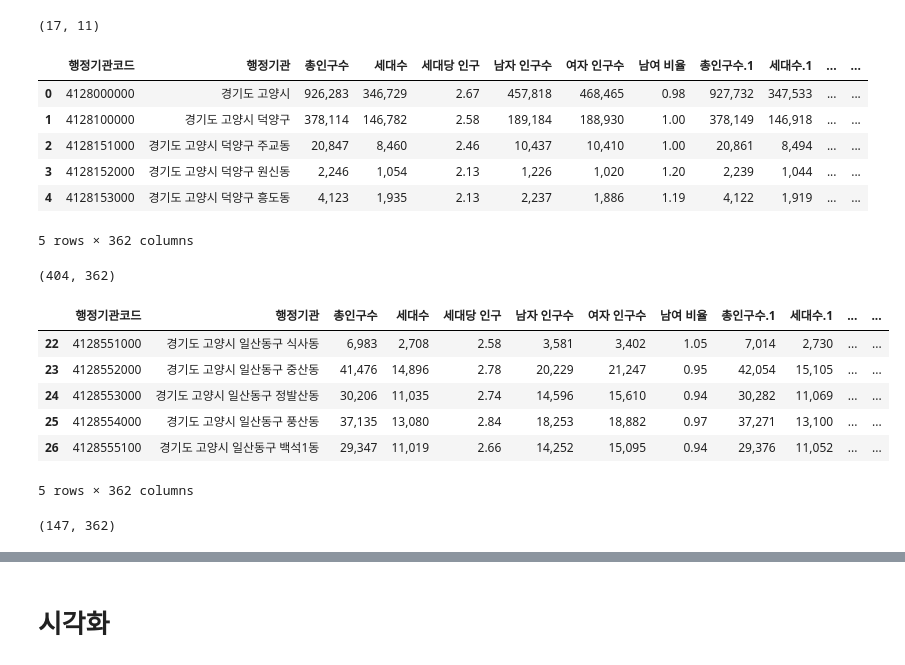
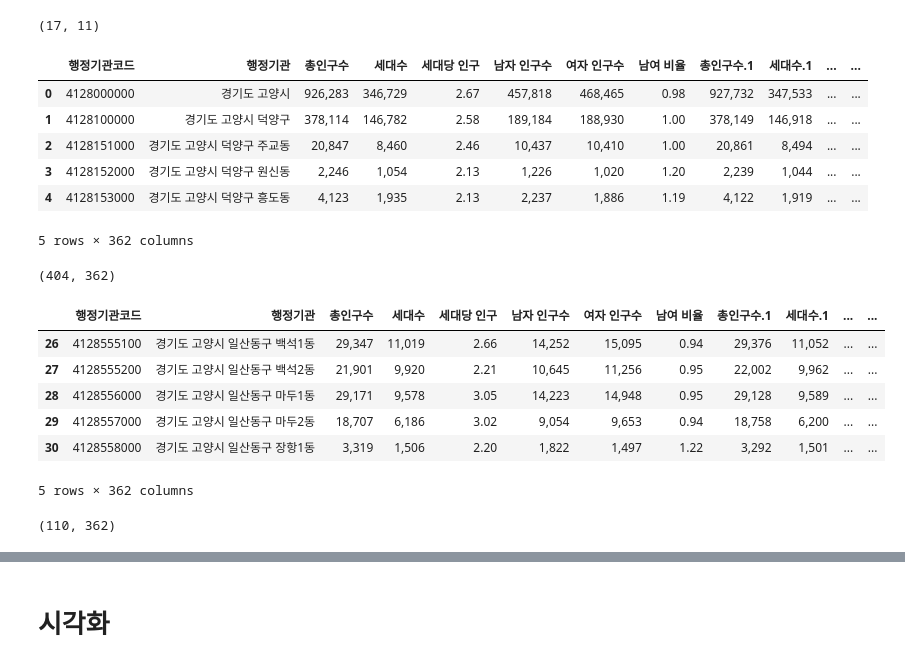
Before and after one commit to SnapishAgent/Ilsan-Investment-Insight, a Jupyter notebook: 일자리/고용실업률/employ_data.ipynb, the cells around one changed output, grey strips where cells are left out. Drawn from its saved outputs; the diff is of its cells as text; code cells hidden in the pictures.

```diff
--- a/일자리/고용실업률/employ_data.ipynb
+++ b/일자리/고용실업률/employ_data.ipynb
@@ -150,8 +150,8 @@ target_areas = [
     '경기도 성남시 분당구 정자1동',
     '경기도 성남시 분당구 정자2동',
     '경기도 성남시 분당구 정자3동',
-    '경기도 성남시 분당구 금곡1동',
-    '경기도 성남시 분당구 금곡2동',
+    # '경기도 성남시 분당구 금곡1동',
+    # '경기도 성남시 분당구 금곡2동',
     '경기도 성남시 분당구 구미1동',
     '경기도 성남시 분당구 구미2동',
     '경기도 고양시 일산동구 식사1동',
@@ -168,40 +168,40 @@ target_areas = [
     '경기도 고양시 일산동구 마두2동',
     '경기도 고양시 일산동구 장항1동',
     '경기도 고양시 일산동구 장항2동',
     '경기도 고양시 일산서구 일산1동',
     '경기도 고양시 일산서구 일산2동',
     '경기도 고양시 일산서구 일산3동',
     '경기도 고양시 일산서구 주엽1동',
     '경기도 고양시 일산서구 주엽2동',
     '경기도 고양시 일산서구 대화1동',
     '경기도 고양시 일산서구 대화2동',
     '경기도 고양시 일산서구 탄현1동',
     '경기도 고양시 일산서구 탄현2동'
 ]
 
 # 행정기관 컬럼에서 경기도 고양시, 경기도 성남시만 필터링
 merged_population_df['행정기관'] = merged_population_df['행정기관'].str.strip()
 filtered_population_df = merged_population_df[merged_population_df['행정기관'].isin(target_areas)]
 
 display(filtered_population_df.head())
 display(filtered_population_df.shape)
 # %% [output]
 |  | 행정기관코드 | 행정기관 | 총인구수 | 세대수 | 세대당 인구 | 남자 인구수 | 여자 인구수 | 남여 비율 | 총인구수.1 | 세대수.1 | ... | ... |
 | 0 | 4128000000 | 경기도 고양시 | 926,283 | 346,729 | 2.67 | 457,818 | 468,465 | 0.98 | 927,732 | 347,533 | ... | ... |
 | 1 | 4128100000 | 경기도 고양시 덕양구 | 378,114 | 146,782 | 2.58 | 189,184 | 188,930 | 1.00 | 378,149 | 146,918 | ... | ... |
 | 2 | 4128151000 | 경기도 고양시 덕양구 주교동 | 20,847 | 8,460 | 2.46 | 10,437 | 10,410 | 1.00 | 20,861 | 8,494 | ... | ... |
 | 3 | 4128152000 | 경기도 고양시 덕양구 원신동 | 2,246 | 1,054 | 2.13 | 1,226 | 1,020 | 1.20 | 2,239 | 1,044 | ... | ... |
 | 4 | 4128153000 | 경기도 고양시 덕양구 흥도동 | 4,123 | 1,935 | 2.13 | 2,237 | 1,886 | 1.19 | 4,122 | 1,919 | ... | ... |
 5 rows × 362 columns
 (404, 362)
 |  | 행정기관코드 | 행정기관 | 총인구수 | 세대수 | 세대당 인구 | 남자 인구수 | 여자 인구수 | 남여 비율 | 총인구수.1 | 세대수.1 | ... | ... |
-| 22 | 4128551000 | 경기도 고양시 일산동구 식사동 | 6,983 | 2,708 | 2.58 | 3,581 | 3,402 | 1.05 | 7,014 | 2,730 | ... | ... |
-| 23 | 4128552000 | 경기도 고양시 일산동구 중산동 | 41,476 | 14,896 | 2.78 | 20,229 | 21,247 | 0.95 | 42,054 | 15,105 | ... | ... |
-| 24 | 4128553000 | 경기도 고양시 일산동구 정발산동 | 30,206 | 11,035 | 2.74 | 14,596 | 15,610 | 0.94 | 30,282 | 11,069 | ... | ... |
-| 25 | 4128554000 | 경기도 고양시 일산동구 풍산동 | 37,135 | 13,080 | 2.84 | 18,253 | 18,882 | 0.97 | 37,271 | 13,100 | ... | ... |
 | 26 | 4128555100 | 경기도 고양시 일산동구 백석1동 | 29,347 | 11,019 | 2.66 | 14,252 | 15,095 | 0.94 | 29,376 | 11,052 | ... | ... |
+| 27 | 4128555200 | 경기도 고양시 일산동구 백석2동 | 21,901 | 9,920 | 2.21 | 10,645 | 11,256 | 0.95 | 22,002 | 9,962 | ... | ... |
+| 28 | 4128556000 | 경기도 고양시 일산동구 마두1동 | 29,171 | 9,578 | 3.05 | 14,223 | 14,948 | 0.95 | 29,128 | 9,589 | ... | ... |
+| 29 | 4128557000 | 경기도 고양시 일산동구 마두2동 | 18,707 | 6,186 | 3.02 | 9,054 | 9,653 | 0.94 | 18,758 | 6,200 | ... | ... |
+| 30 | 4128558000 | 경기도 고양시 일산동구 장항1동 | 3,319 | 1,506 | 2.20 | 1,822 | 1,497 | 1.22 | 3,292 | 1,501 | ... | ... |
 5 rows × 362 columns
-(147, 362)
+(110, 362)
 # %%
 
 # 고양시, 성남시 총인구 필터링
```
Also changed, not shown: parts of 7 cells of this notebook, 1 other file.
